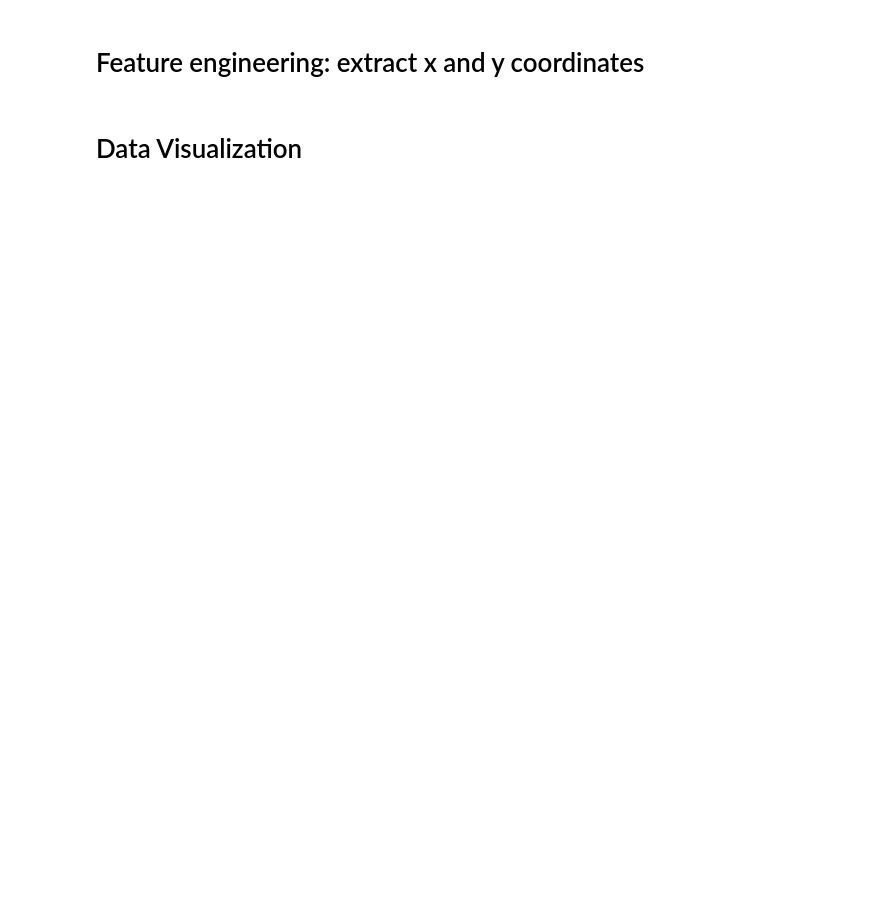
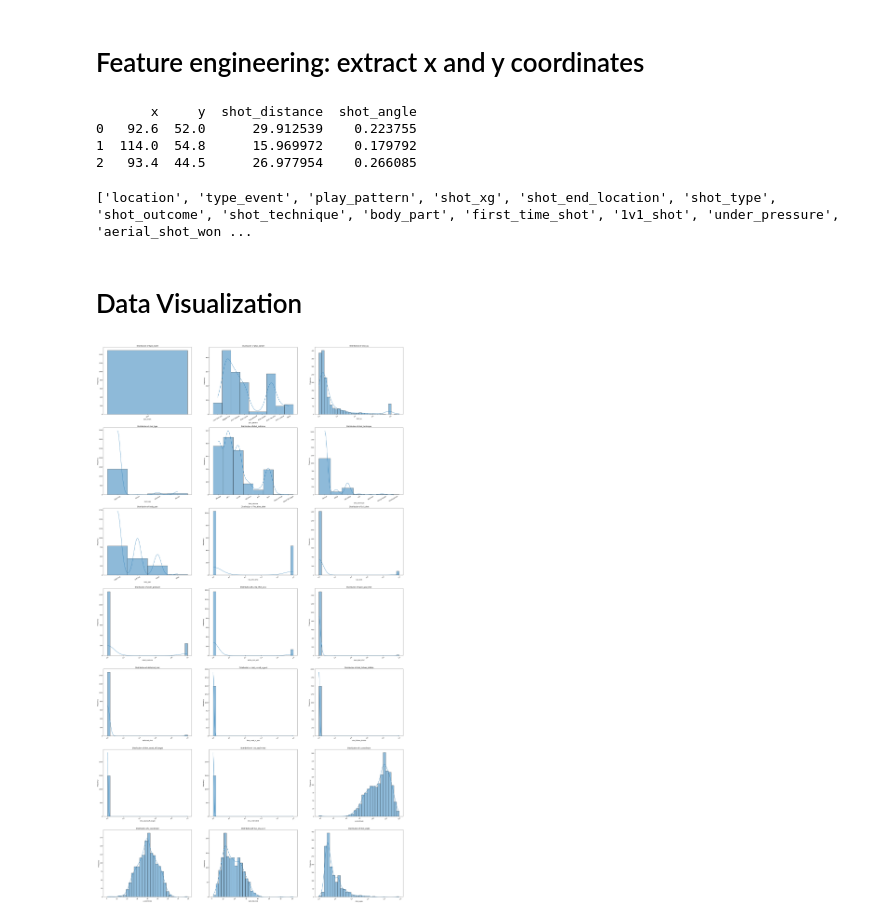
Before and after one commit to Clarkey33/Soccer-xG-Analytics-Model, a Jupyter notebook: notebooks/xG_model_data_prep.ipynb, the cells around one changed output. Drawn from its saved outputs; the diff is of its cells as text; code cells hidden in the pictures; blank space fills up the shorter version.

```diff
--- a/notebooks/xG_model_data_prep.ipynb
+++ b/notebooks/xG_model_data_prep.ipynb
@@ -81,0 +170,7 @@ print(df_xg.head(3))
+# %%
+#update dataframe
+df_xg = df_xg[feature_list_updated]
+
+#verify changes
+print(f"Dataframe now has {len(df_xg.columns)} columns")
+print(f"\nList of features in df_xg: \n{df_xg.columns.tolist()}")
@@ -147,12 +400,12 @@ from features import ShotCalculations
 import ast
 
 #extraxt x and y coordinates from the 'location' column
-df_xg['x']= df_xg['location'].apply(lambda x: ast.literal_eval(x)[0])
-df_xg['y']= df_xg['location'].apply(lambda x: ast.literal_eval(x)[1])
+df_xg_processed['x']= df_xg_processed['location'].apply(lambda x: ast.literal_eval(x)[0])
+df_xg_processed['y']= df_xg_processed['location'].apply(lambda x: ast.literal_eval(x)[1])
 
 #convert 'x' and 'y' to float
-df_xg['x'] = df_xg['x'].astype(float)
-df_xg['y'] = df_xg['y'].astype(float)
+df_xg_processed['x'] = df_xg_processed['x'].astype(float)
+df_xg_processed['y'] = df_xg_processed['y'].astype(float)
 # %%
 #calculate the distance from the goal
 def calculate_shot_features(row):
@@ -165,10 +418,15 @@ def calculate_shot_features(row):
     })
 
 #apply the function to each row
-shot_features = df_xg.apply(calculate_shot_features, axis=1)
+shot_features = df_xg_processed.apply(calculate_shot_features, axis=1)
 
 #add new features to the dataframe
-df_xg = pd.concat([df_xg, shot_features], axis=1)
+df_xg_processed = pd.concat([df_xg_processed, shot_features], axis=1)
 
 #verify the new features
-print(df_xg[['x','y','shot_distance','shot_angle']].head(3))
+print(df_xg_processed[['x','y','shot_distance','shot_angle']].head(3))
+# %% [output]
+       x     y  shot_distance  shot_angle
+0   92.6  52.0      29.912539    0.223755
+1  114.0  54.8      15.969972    0.179792
+2   93.4  44.5      26.977954    0.266085
@@ -182,3 +433,19 @@ print(df_xg.columns.tolist())
+# %%
+#df_xg_processed.columns.tolist()
+
+#Rename features
+rename_features = ['location','type_event','play_pattern','shot_xg','shot_end_location',
+                   'shot_type','shot_outcome','shot_technique','body_part',
+                   'first_time_shot','1v1_shot','under_pressure','aerial_shot_won','open_goal_shot',
+                   'deflected_shot','shot_saved_to_post','shot_follows_dribble','shot_saved_off_target',
+                   'shot_redirected','x_coordinate','y_coordinate','shot_distance','shot_angle']
+
+df_xg_processed.columns = rename_features
+
+#verify changes
+print(df_xg_processed.columns.tolist())
+# %% [output]
+['location', 'type_event', 'play_pattern', 'shot_xg', 'shot_end_location', 'shot_type', 'shot_outcome', 'shot_technique', 'body_part', 'first_time_shot', '1v1_shot', 'under_pressure', 'aerial_shot_won ...
 # %%
 df_xg.head(3)
 # %%
@@ -199,14 +466,20 @@ df_xg.to_csv(output_path, index=False)
 # Data Visualization
 # %%
 # 1. Histogram: Feature Distributions
-features = [ 'shot_distance', 'shot_angle', 'shot_xg', 'x', 'y', 'under_pressure']
+features = ['type_event','play_pattern','shot_xg','shot_type','shot_outcome','shot_technique','body_part',
+            'first_time_shot','1v1_shot','under_pressure','aerial_shot_won','open_goal_shot',
+            'deflected_shot','shot_saved_to_post','shot_follows_dribble','shot_saved_off_target',
+            'shot_redirected','x_coordinate','y_coordinate','shot_distance','shot_angle']
 
-fig, axes = plt.subplots(nrows=2, ncols=3, figsize=(12, 10))
+fig, axes = plt.subplots(nrows=7, ncols=3, figsize=(39, 72))
 axes = axes.flatten()
 for i, feature in enumerate(features):
-    sns.histplot(df_xg[feature], bins=30, kde=True, ax=axes[i])
+    sns.histplot(df_xg_processed[feature], bins=30, kde=True, ax=axes[i])
     axes[i].set_title(f'Distribution of {feature}')
     axes[i].set_xlabel(feature)
     axes[i].set_ylabel('Frequency')
+    axes[i].tick_params(axis='x', rotation=30)  # Add this line
+# %% [output]
+[figure, added]
 # %%
 #2. Bar Chart: Categorical Features
```
Also changed, not shown: parts of 30 cells of this notebook, 1 other file.
